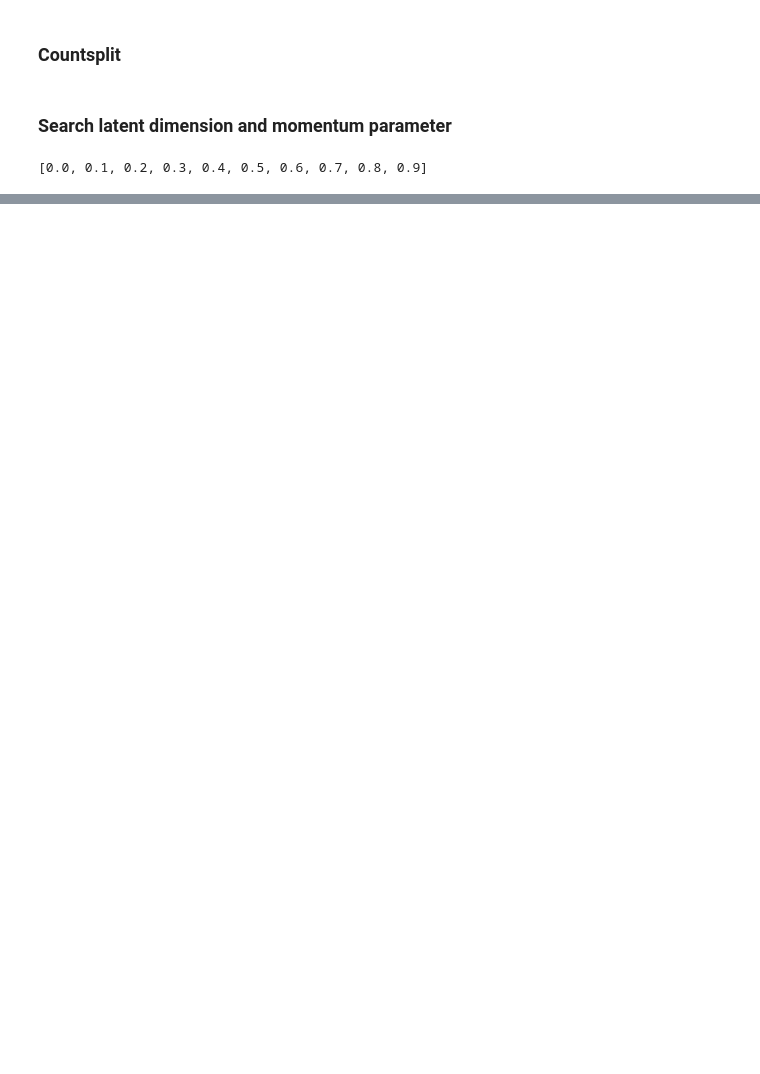
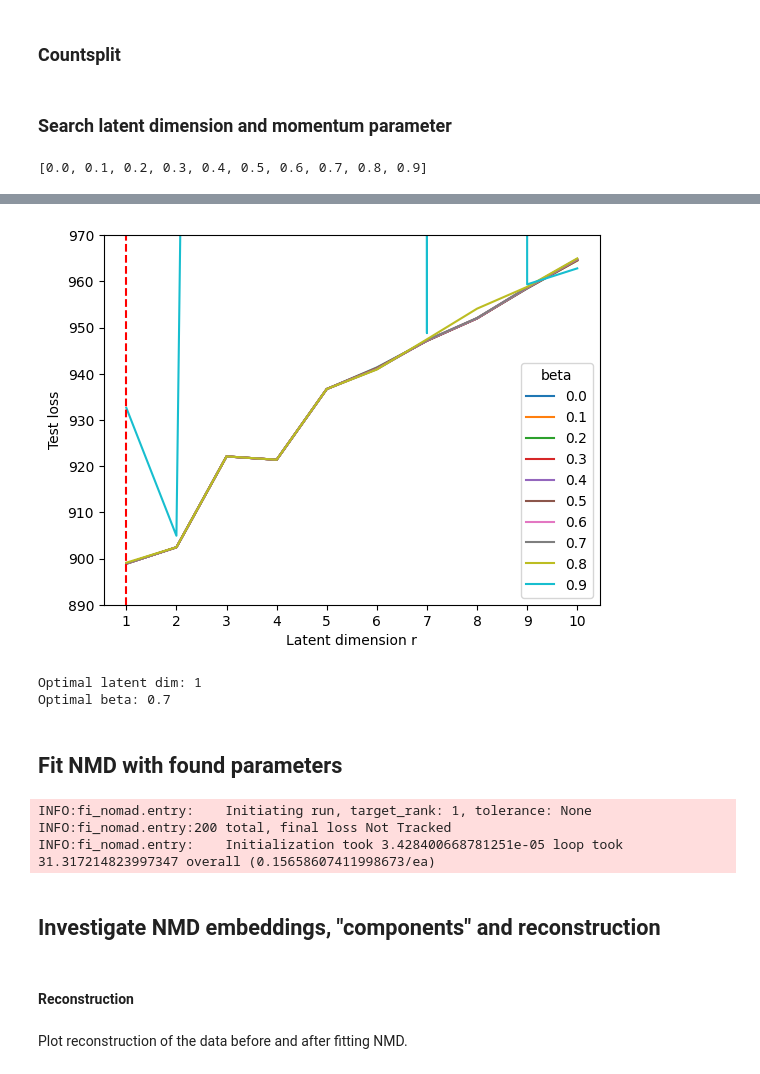
Before and after one commit to sfohr/msc_thesis, a Jupyter notebook: application/analysis/S2_NMD_vs_PCA_raw_counts.ipynb, the cells around one changed output, grey strips where cells are left out. Drawn from its saved outputs; the diff is of its cells as text; code cells hidden in the pictures; blank space fills up the shorter version.

```diff
--- a/application/analysis/S2_NMD_vs_PCA_raw_counts.ipynb
+++ b/application/analysis/S2_NMD_vs_PCA_raw_counts.ipynb
@@ -92,0 +131,4 @@ select_cs_results = cs.select_3b_params_nomad_countsplit(
+# %%
+k_opt, beta_opt, _ = select_cs_results.sort_values(by="loss").iloc[0]
+k_opt = int(k_opt)
+beta_opt = float(beta_opt)
@@ -92,0 +141,21 @@ select_cs_results = cs.select_3b_params_nomad_countsplit(
+# %%
+fig, ax = plt.subplots()
+latent_dim_search_counts = sns.lineplot(
+    data=select_cs_results, x="k", y="loss", hue="beta", palette="tab10"
+)
+plt.ylabel("Test loss")
+plt.xlabel("Latent dimension r")
+plt.ylim([890, 970])
+ax.set_xticks([1, 2, 3, 4, 5, 6, 7, 8, 9, 10])
+plt.axvline(x=k_opt, color="red", linestyle="dashed")
+
+plt.savefig(f"{figure_path}/select_r_beta_cs.svg")
+plt.show()
+# %% [output]
+[figure, added]
+# %%
+print(f"Optimal latent dim: {k_opt}")
+print(f"Optimal beta: {beta_opt}")
+# %% [output]
+Optimal latent dim: 1
+Optimal beta: 0.7
@@ -92,0 +164,2 @@ select_cs_results = cs.select_3b_params_nomad_countsplit(
+# %% [markdown]
+## Fit NMD with found parameters
@@ -92,0 +176,20 @@ select_cs_results = cs.select_3b_params_nomad_countsplit(
+# %%
+kernel_params = kernelInputTypes.Momentum3BlockAdditionalParameters(
+    momentum_beta=beta_opt,
+    candidate_factor_W0=W0,
+    candidate_factor_H0=H0,
+)
+nmd_result = nmd.decompose(
+    X_nmd,
+    k_opt,
+    kernel_strategy=kernel_strat,
+    initialization=init_strat,
+    kernel_params=kernel_params,
+    manual_max_iterations=200,
+    verbose=True,
+    tolerance=None,
+)
+# %% [output]
+INFO:fi_nomad.entry:    Initiating run, target_rank: 1, tolerance: None
+INFO:fi_nomad.entry:200 total, final loss Not Tracked
+INFO:fi_nomad.entry:    Initialization took 3.428400668781251e-05 loop took 31.317214823997347 overall (0.15658607411998673/ea)
@@ -92,0 +200,6 @@ select_cs_results = cs.select_3b_params_nomad_countsplit(
+# %% [markdown]
+## Investigate NMD embeddings, "components" and reconstruction
+# %% [markdown]
+#### Reconstruction
+# %% [markdown]
+Plot reconstruction of the data before and after fitting NMD.
```
Also changed, not shown: parts of 63 cells of this notebook, 1 other file.
